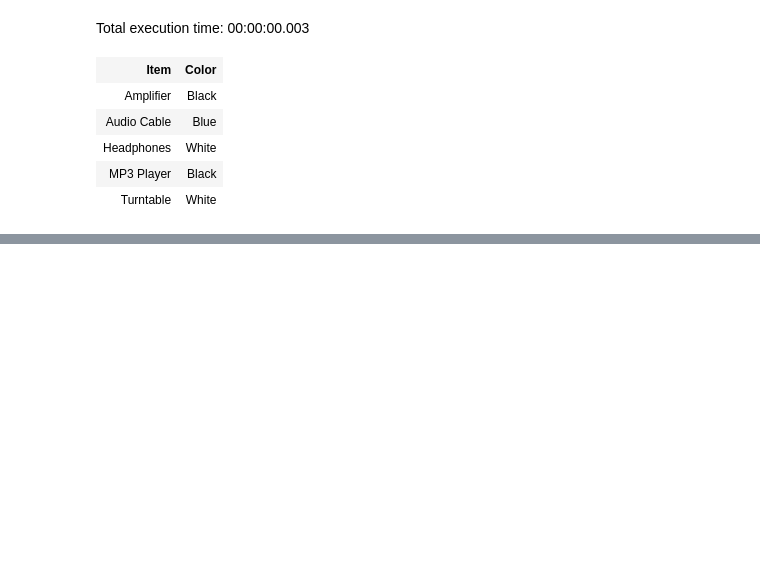
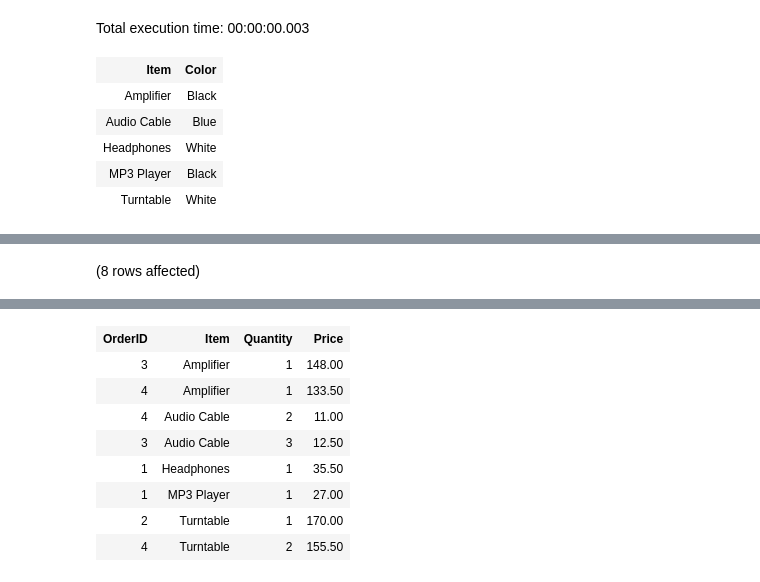
Before and after one commit to tanviredu/PowerBI, a Jupyter notebook: TSQL/DATA_QUERY_SQL.ipynb, the cells around one changed output, grey strips where cells are left out. Saved outputs shown, nothing was run; the diff lists cells and outputs as text; code cells hidden in the pictures; blank space fills up the shorter version.

```diff
--- a/TSQL/DATA_QUERY_SQL.ipynb
+++ b/TSQL/DATA_QUERY_SQL.ipynb
@@ -338,0 +420,5 @@ Total execution time: 00:00:00.003
+# %%
+SELECT * FROM OrderItems
+ORDER BY Item ASC;
+# %% [output]
+(8 rows affected)
@@ -338,0 +426,9 @@ Total execution time: 00:00:00.003
+| OrderID | Item | Quantity | Price |
+| 3 | Amplifier | 1 | 148.00 |
+| 4 | Amplifier | 1 | 133.50 |
+| 4 | Audio Cable | 2 | 11.00 |
+| 3 | Audio Cable | 3 | 12.50 |
+| 1 | Headphones | 1 | 35.50 |
+| 1 | MP3 Player | 1 | 27.00 |
+| 2 | Turntable | 1 | 170.00 |
+| 4 | Turntable | 2 | 155.50 |
```
Also changed, not shown: parts of 15 cells of this notebook, 1 other file.
